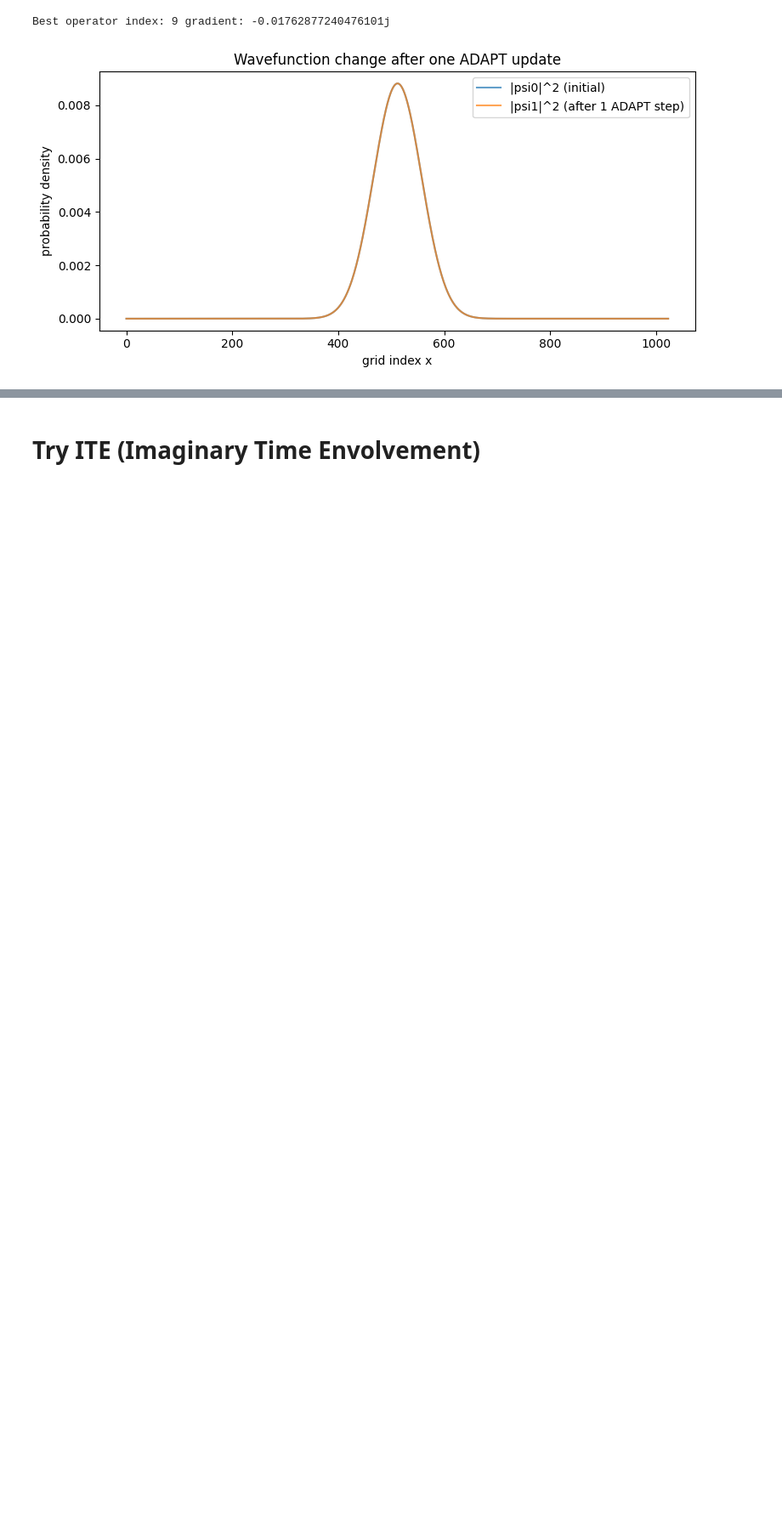
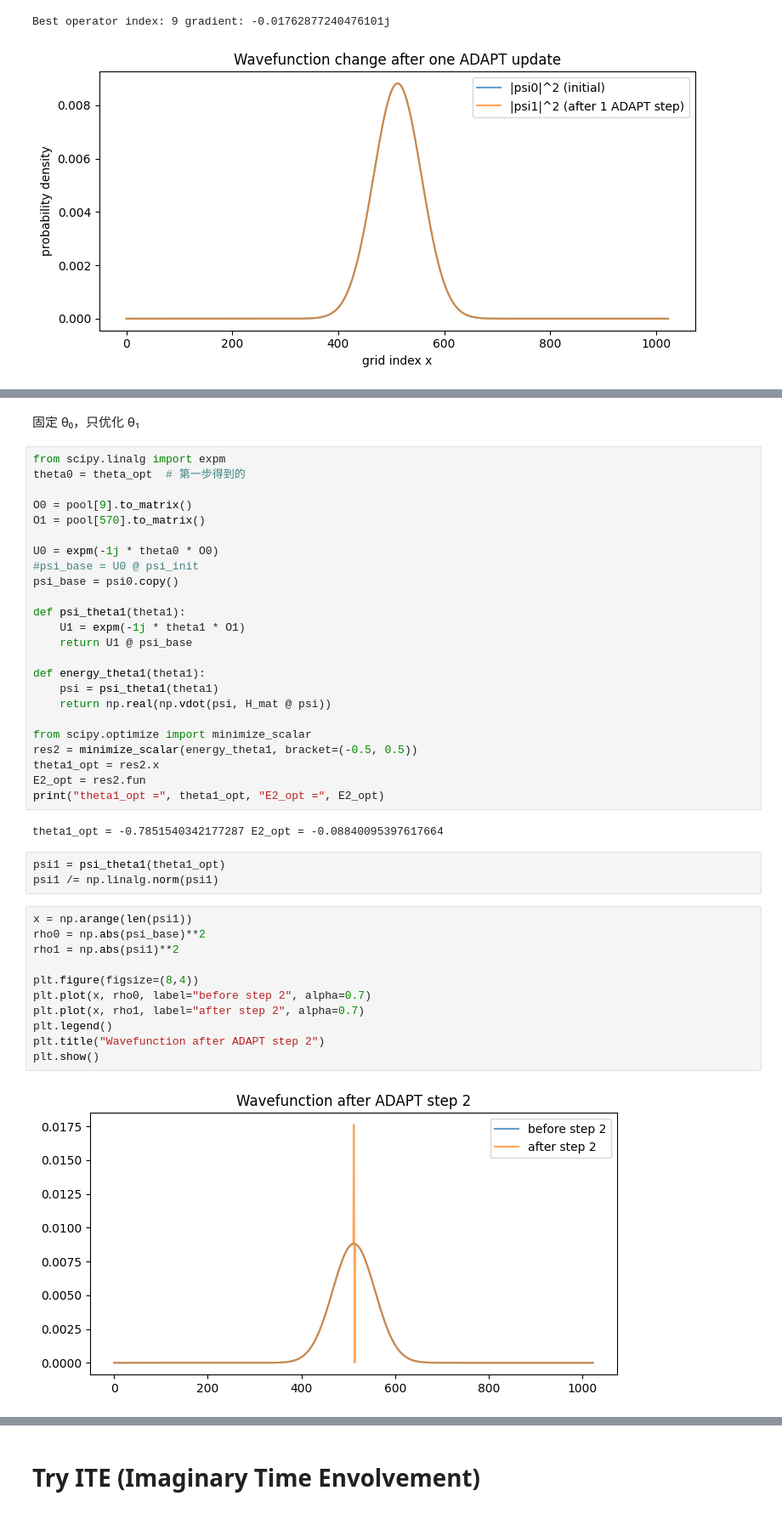
Before and after one commit to YeNing76/PySCF, a Jupyter notebook: Voronoi.ipynb, the cells around one changed output, grey strips where cells are left out. Shown at 85% size. Drawn from its saved outputs; the diff is of its cells as text; blank space fills up the shorter version.

```diff
--- a/Voronoi.ipynb
+++ b/Voronoi.ipynb
@@ -2583,0 +2734,44 @@ Best operator index: 9 gradient: -0.01762877240476101j
+# %% [markdown]
+固定 θ₀，只优化 θ₁
+# %%
+from scipy.linalg import expm
+theta0 = theta_opt  # 第一步得到的
+
+O0 = pool[9].to_matrix()
+O1 = pool[570].to_matrix()
+
+U0 = expm(-1j * theta0 * O0)
+#psi_base = U0 @ psi_init
+psi_base = psi0.copy()
+
+def psi_theta1(theta1):
+    U1 = expm(-1j * theta1 * O1)
+    return U1 @ psi_base
+
+def energy_theta1(theta1):
+    psi = psi_theta1(theta1)
+    return np.real(np.vdot(psi, H_mat @ psi))
+
+from scipy.optimize import minimize_scalar
+res2 = minimize_scalar(energy_theta1, bracket=(-0.5, 0.5))
+theta1_opt = res2.x
+E2_opt = res2.fun
+print("theta1_opt =", theta1_opt, "E2_opt =", E2_opt)
+# %% [output]
+theta1_opt = -0.7851540342177287 E2_opt = -0.08840095397617664
+# %%
+psi1 = psi_theta1(theta1_opt)
+psi1 /= np.linalg.norm(psi1)
+# %%
+x = np.arange(len(psi1))
+rho0 = np.abs(psi_base)**2
+rho1 = np.abs(psi1)**2
+
+plt.figure(figsize=(8,4))
+plt.plot(x, rho0, label="before step 2", alpha=0.7)
+plt.plot(x, rho1, label="after step 2", alpha=0.7)
+plt.legend()
+plt.title("Wavefunction after ADAPT step 2")
+plt.show()
+# %% [output]
+[figure, added]
```
Also changed, not shown: parts of 60 cells of this notebook.
